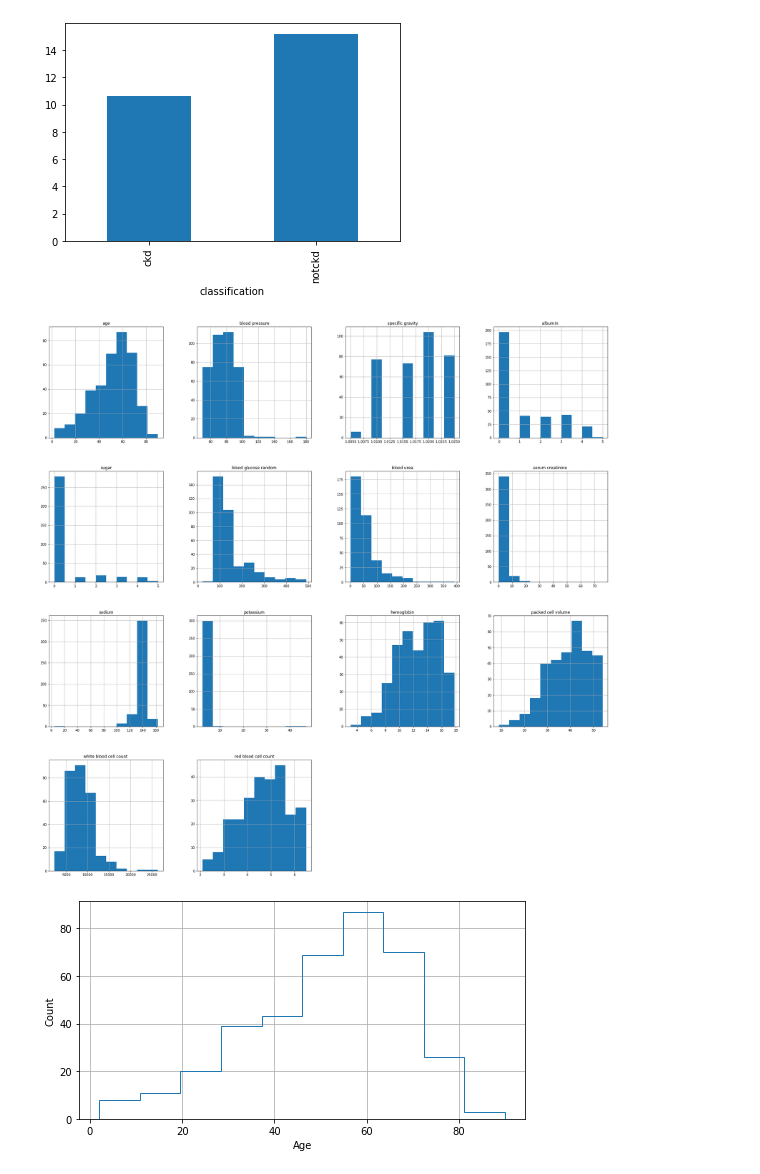
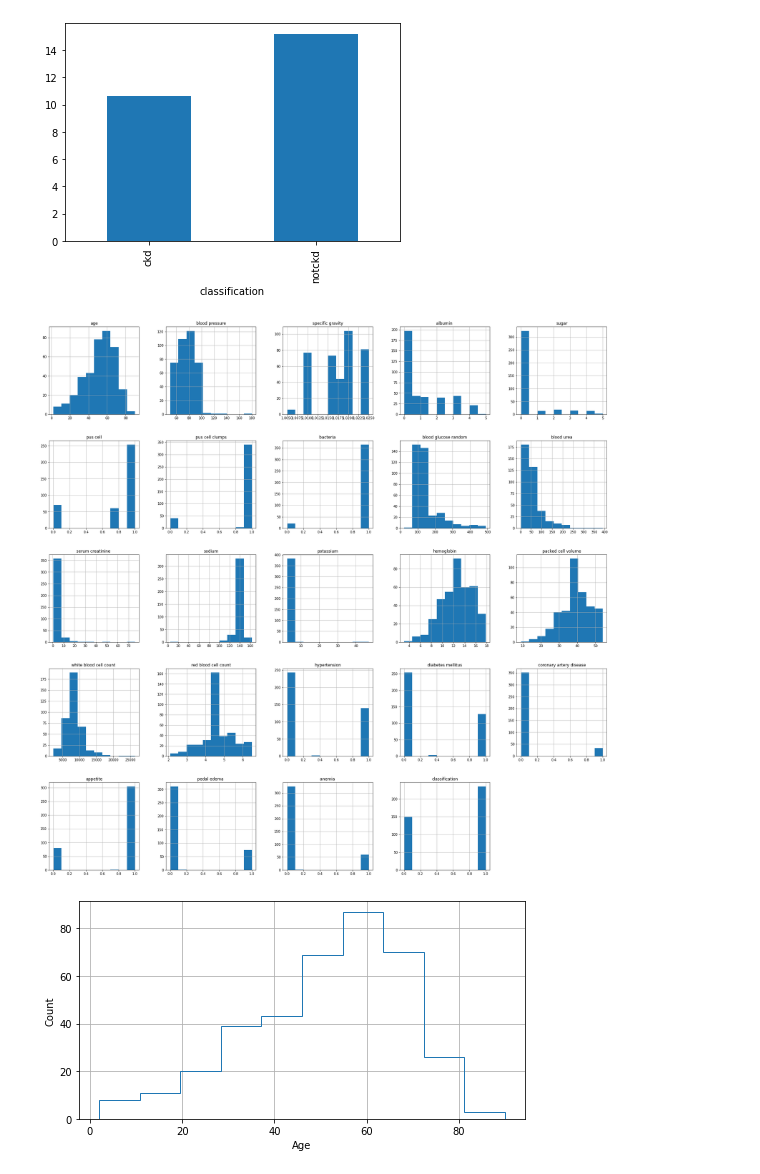
Before and after one commit to MHR1985/DSC_ExamProject, a Jupyter notebook: Python/kidneyNotebook.ipynb, the cells around one changed output. Cells and saved outputs as stored; diff of their text form; code cells hidden in the pictures.

```diff
--- a/Python/kidneyNotebook.ipynb
+++ b/Python/kidneyNotebook.ipynb
@@ -234,10 +240,10 @@ hemoglobin['hemoglobin'].plot.bar()
 <AxesSubplot:xlabel='classification'>
 [figure]
 # %%
-unalteredData.hist(figsize=(30,30))
+data.hist(figsize=(30,30))
 plt.show()
 # %% [output]
-[figure, old version]
+[figure, new version]
 # %%
 histogramAge = unalteredData['age'].hist(figsize=(8,4),histtype = 'step')
 histogramAge.set_xlabel("Age")
```
Also changed, not shown: parts of 16 cells of this notebook, 2 other files.
